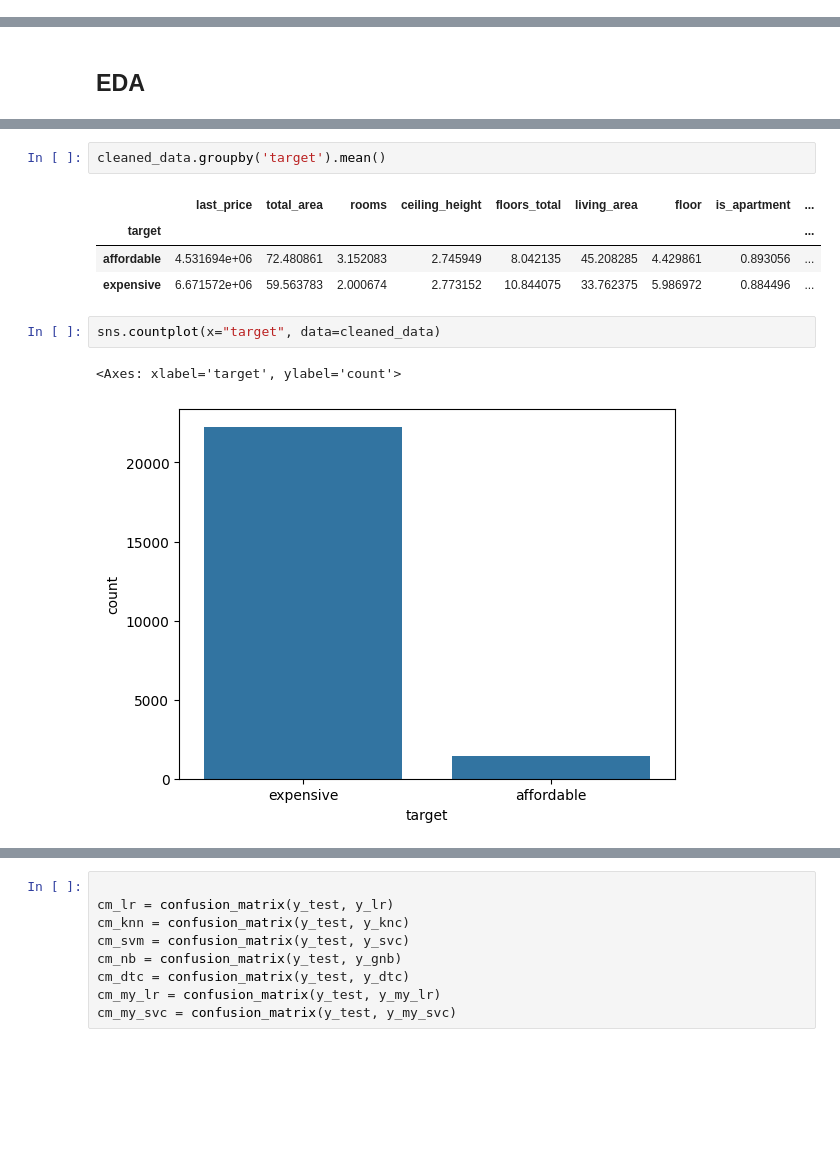
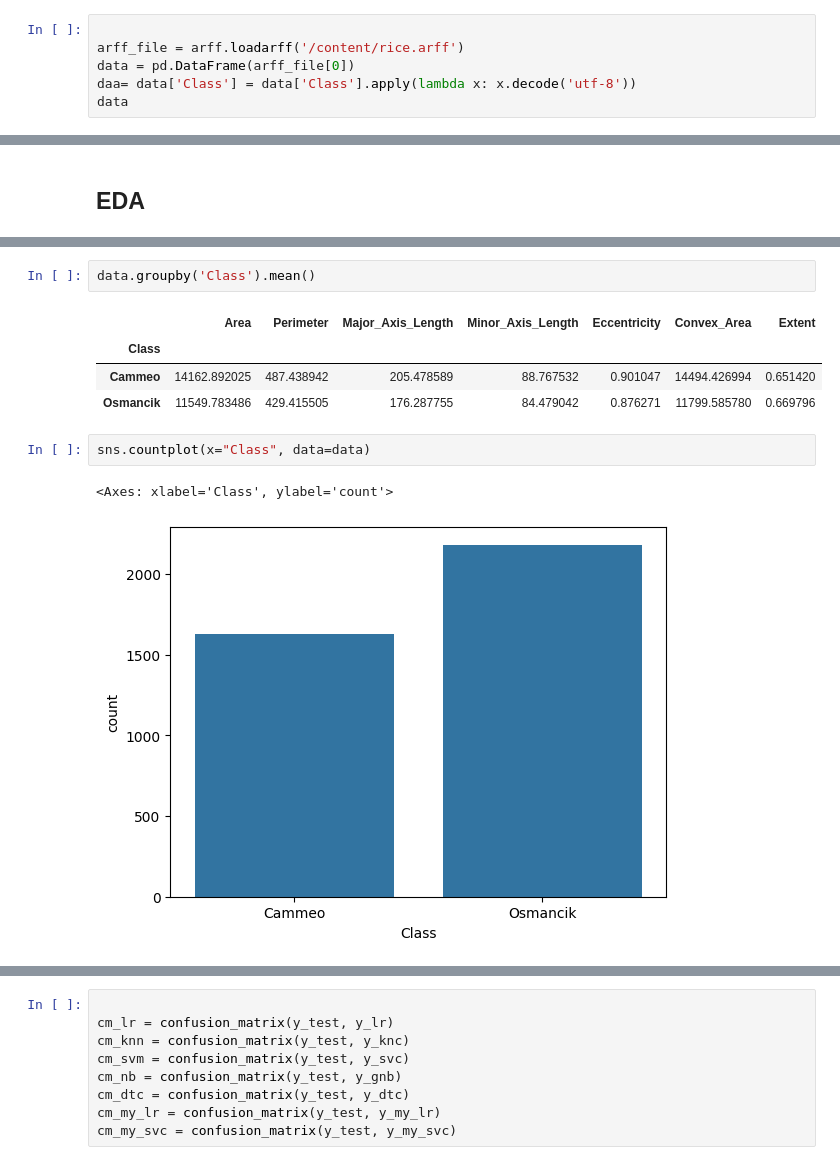
Before and after one commit to sabahoth01/Machine-learning-tasks, a Jupyter notebook: task3.ipynb, the cells around one changed output, grey strips where cells are left out. Cells and saved outputs as stored; diff of their text form; blank space fills up the shorter version.

```diff
--- a/task3.ipynb
+++ b/task3.ipynb
@@ -586,0 +532,6 @@ cleaned_data.head()
+# %%
+
+arff_file = arff.loadarff('/content/rice.arff')
+data = pd.DataFrame(arff_file[0])
+daa= data['Class'] = data['Class'].apply(lambda x: x.decode('utf-8'))
+data
@@ -589,12 +567,12 @@ cleaned_data.head()
 # %%
-cleaned_data.groupby('target').mean()
+data.groupby('Class').mean()
 # %% [output]
-|  | last_price | total_area | rooms | ceiling_height | floors_total | living_area | floor | is_apartment | ... |
-| target |  |  |  |  |  |  |  |  | ... |
-| affordable | 4.531694e+06 | 72.480861 | 3.152083 | 2.745949 | 8.042135 | 45.208285 | 4.429861 | 0.893056 | ... |
-| expensive | 6.671572e+06 | 59.563783 | 2.000674 | 2.773152 | 10.844075 | 33.762375 | 5.986972 | 0.884496 | ... |
+|  | Area | Perimeter | Major_Axis_Length | Minor_Axis_Length | Eccentricity | Convex_Area | Extent |
+| Class |  |  |  |  |  |  |  |
+| Cammeo | 14162.892025 | 487.438942 | 205.478589 | 88.767532 | 0.901047 | 14494.426994 | 0.651420 |
+| Osmancik | 11549.783486 | 429.415505 | 176.287755 | 84.479042 | 0.876271 | 11799.585780 | 0.669796 |
 # %%
-sns.countplot(x="target", data=cleaned_data)
+sns.countplot(x="Class", data=data)
 # %% [output]
-<Axes: xlabel='target', ylabel='count'>
+<Axes: xlabel='Class', ylabel='count'>
-[figure, old version]
+[figure, new version]
```
Also changed, not shown: parts of 43 cells of this notebook.
